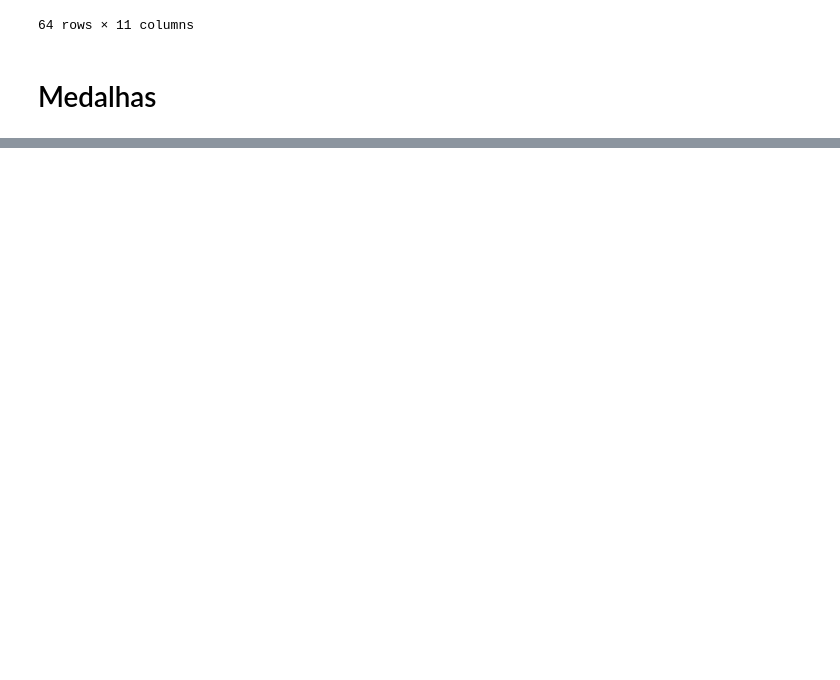
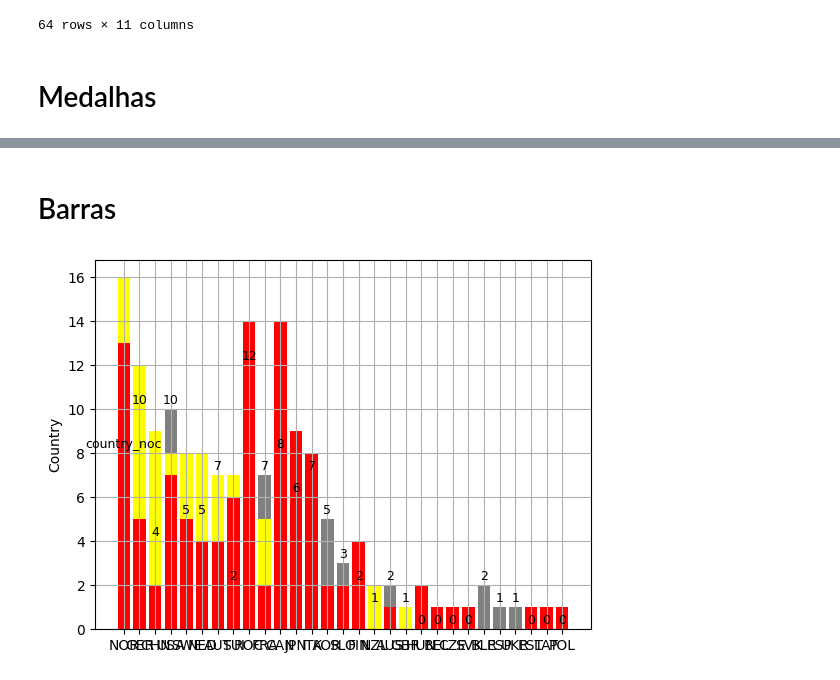
Before and after one commit to guilhptg/Graficos, a Jupyter notebook: graficos/olimpiadas/olimpiadas.ipynb, the cells around one changed output, grey strips where cells are left out. Saved outputs shown, nothing was run; the diff lists cells and outputs as text; code cells hidden in the pictures; blank space fills up the shorter version.

```diff
--- a/graficos/olimpiadas/olimpiadas.ipynb
+++ b/graficos/olimpiadas/olimpiadas.ipynb
@@ -48,0 +55,18 @@ plt.show()
+# %% [markdown]
+# Barras
+# %%
+
+silver = games_medal_2022_df[['silver']]
+bronze = games_medal_2022_df[['bronze']]
+
+barras = plt.bar(country['country_noc'], silver['silver'], color='gray')
+plt.bar(country['country_noc'], gold['gold'], color='yellow')
+plt.bar(country['country_noc'], bronze['bronze'], color='red')
+plt.bar_label(barras,labels=country, padding=2, fontsize=9)
+plt.xticks(ticks=country['country_noc'])
+plt.ylabel('Silver Medal')
+plt.ylabel('Country')
+plt.grid(True)
+plt.show()
+# %% [output]
+[figure, added]
```
Also changed, not shown: parts of 4 cells of this notebook.
